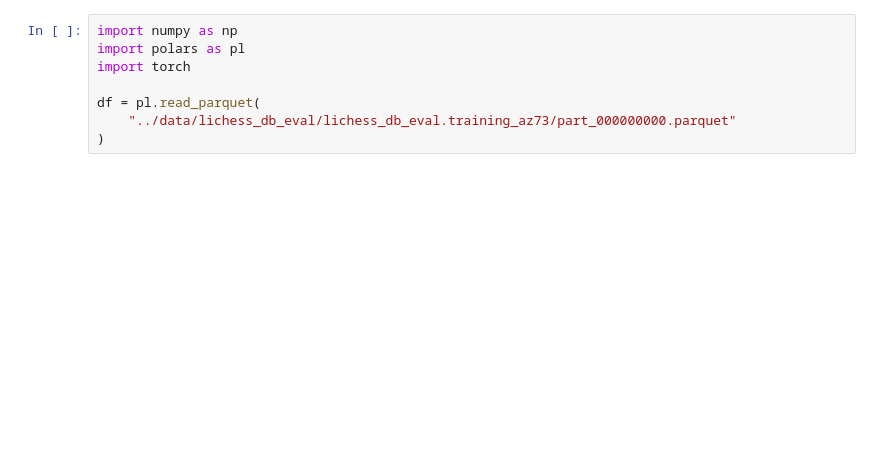
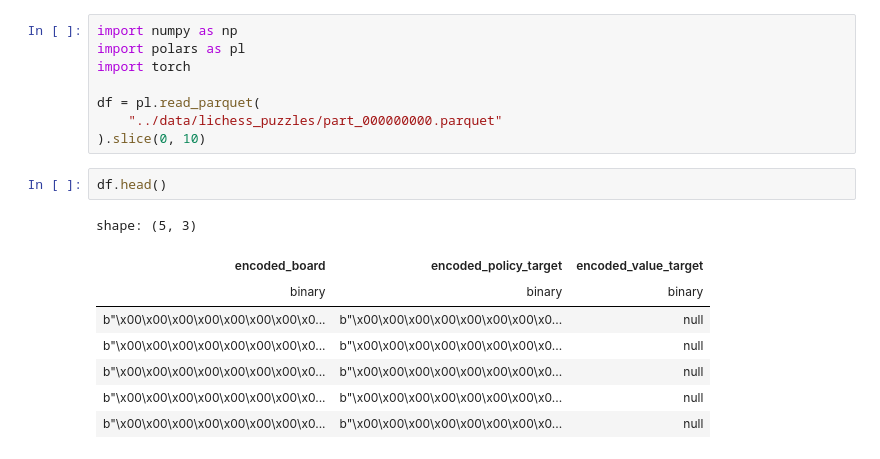
Before and after one commit to Chrispoo3680/checkers, a Jupyter notebook: notebooks/test.ipynb, the cells around one changed output. Drawn from its saved outputs; the diff is of its cells as text; blank space fills up the shorter version.

```diff
--- a/notebooks/test.ipynb
+++ b/notebooks/test.ipynb
@@ -4,6 +4,17 @@ import polars as pl
 import torch
 
 df = pl.read_parquet(
-    "../data/lichess_db_eval/lichess_db_eval.training_az73/part_000000000.parquet"
-)
+    "../data/lichess_puzzles/part_000000000.parquet"
+).slice(0, 10)
+# %%
+df.head()
+# %% [output]
+shape: (5, 3)
+| encoded_board | encoded_policy_target | encoded_value_target |
+| binary | binary | binary |
+| b"\x00\x00\x00\x00\x00\x00\x00\x0... | b"\x00\x00\x00\x00\x00\x00\x00\x0... | null |
+| b"\x00\x00\x00\x00\x00\x00\x00\x0... | b"\x00\x00\x00\x00\x00\x00\x00\x0... | null |
+| b"\x00\x00\x00\x00\x00\x00\x00\x0... | b"\x00\x00\x00\x00\x00\x00\x00\x0... | null |
+| b"\x00\x00\x00\x00\x00\x00\x00\x0... | b"\x00\x00\x00\x00\x00\x00\x00\x0... | null |
+| b"\x00\x00\x00\x00\x00\x00\x00\x0... | b"\x00\x00\x00\x00\x00\x00\x00\x0... | null |
 # %%
```
Also changed, not shown: parts of 5 cells of this notebook, 2 other files.
